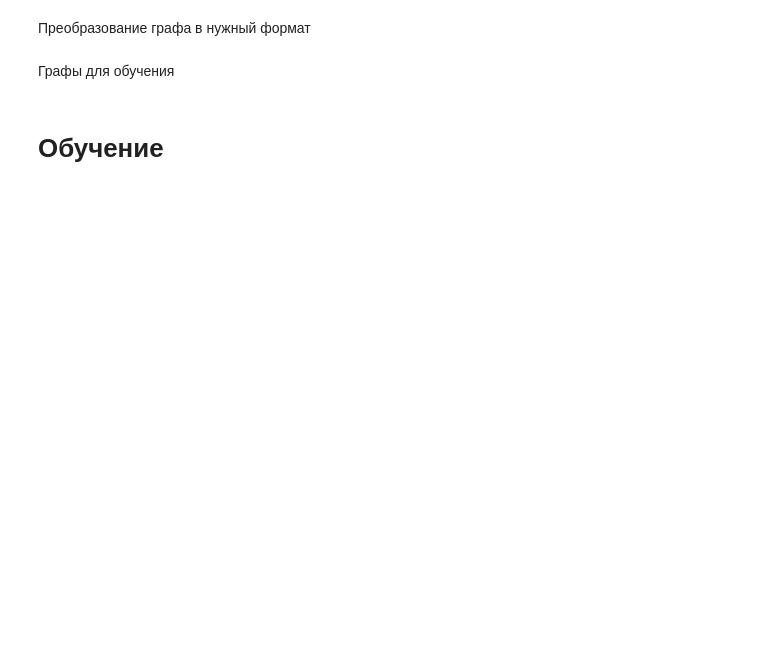
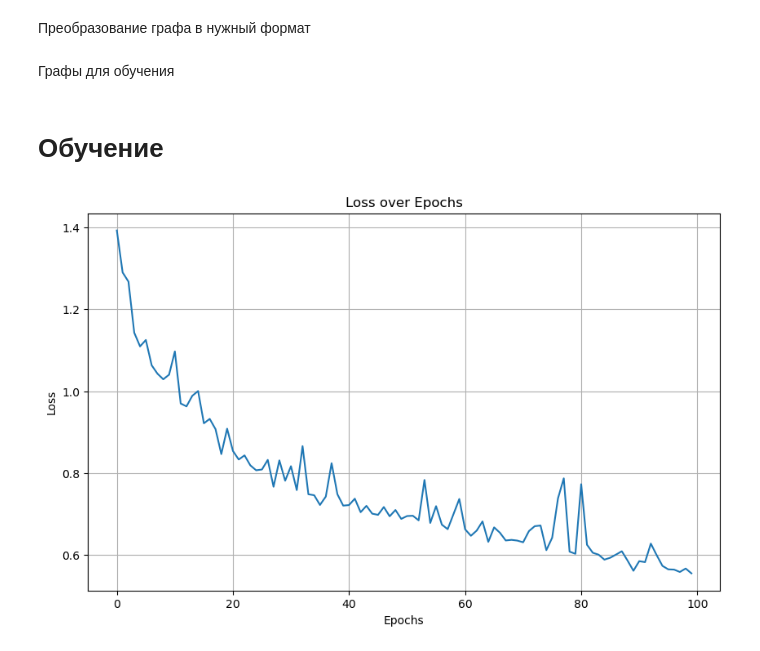
Before and after one commit to nad-igolki/mobiraph, a Jupyter notebook: models/gnn_train.ipynb, the cells around one changed output. Cells and saved outputs as stored; diff of their text form; code cells hidden in the pictures; blank space fills up the shorter version.

```diff
--- a/models/gnn_train.ipynb
+++ b/models/gnn_train.ipynb
@@ -91,8 +135,2 @@ else:
 # %%
-G = nx.Graph()
-
-# Загрузка графа
-with open('data_arab/graph_collapse.txt', 'r') as file:
-    for line in file:
-        node1, node2 = line.strip().split()
-        G.add_edge(node1, node2)
+G = G_all[name]
@@ -107,9 +139,6 @@ families_to_filter = ['LTR', 'Helitron', 'DNA/MuDR', 'LINE']
 families_dict = {type_str: idx for idx, type_str in enumerate(families_to_filter)}
 # %%
 train_data = []
-
-components = list(small_components_all[name]) + list(largest_component_all[name])
-families = list(small_components_families_all[name]) + list(largest_component_families_all[name])
 
 for i in range(len(components)):
     if families[i] not in families_to_filter:
@@ -117,10 +146,10 @@ for i in range(len(components)):
     component_nodes = components[i]
     G_sub = G.subgraph(component_nodes)
 
-    G_sub_new = G_new.subgraph([vertex_map[x] for x in component_nodes])
+    # G_sub_new = G_new.subgraph([vertex_map[x] for x in component_nodes])
 
     target = [0] * len(families_to_filter)
     target[families_dict[families[i]]] = 1
 
-    graph_embedding = nx_to_pyg_data(G_sub_new, X[i], target)
+    graph_embedding = nx_to_pyg_data(G_sub, embeddings[i], target)
     train_data.append(graph_embedding)
@@ -162,0 +160,44 @@ for epoch in range(100):
+# %%
+from torch_geometric.loader import DataLoader
+loader = DataLoader(train_data, batch_size=1, shuffle=True)
+# %%
+import torch
+import matplotlib.pyplot as plt
+
+model = GNN(in_channels=103, hidden_channels=16, out_channels=4, heads=2)
+criterion = torch.nn.CrossEntropyLoss()
+optimizer = torch.optim.Adam(model.parameters(), lr=0.01)
+
+# для хранения значений лосса по эпохам
+losses = []
+
+epochs = 100
+
+# Обучающий цикл
+model.train()
+for epoch in range(epochs):
+    total_loss = 0
+    for batch in loader:
+        optimizer.zero_grad()
+
+        out = model(batch.x, batch.edge_index, batch.batch)
+
+        loss = criterion(out, batch.y)
+        loss.backward()
+        optimizer.step()
+
+        total_loss += loss.item()
+
+    avg_loss = total_loss / len(loader)
+    losses.append(avg_loss)  # значение лосса
+
+# Построение графика
+plt.figure(figsize=(10, 6))
+plt.plot(range(epochs), losses)
+plt.xlabel('Epochs')
+plt.ylabel('Loss')
+plt.title('Loss over Epochs')
+plt.grid(True)
+plt.show()
+# %% [output]
+[figure, added]
```
Also changed, not shown: parts of 16 cells of this notebook, 7 other files.
